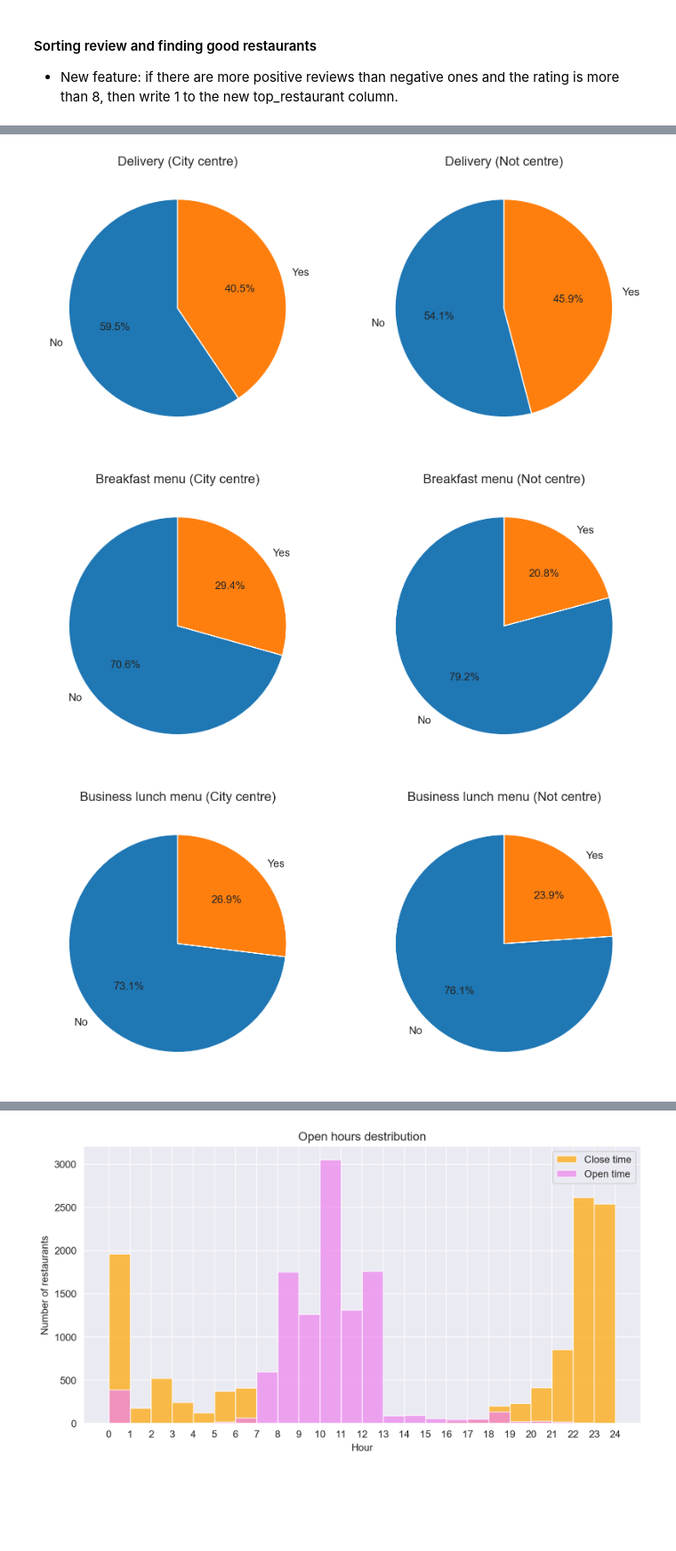
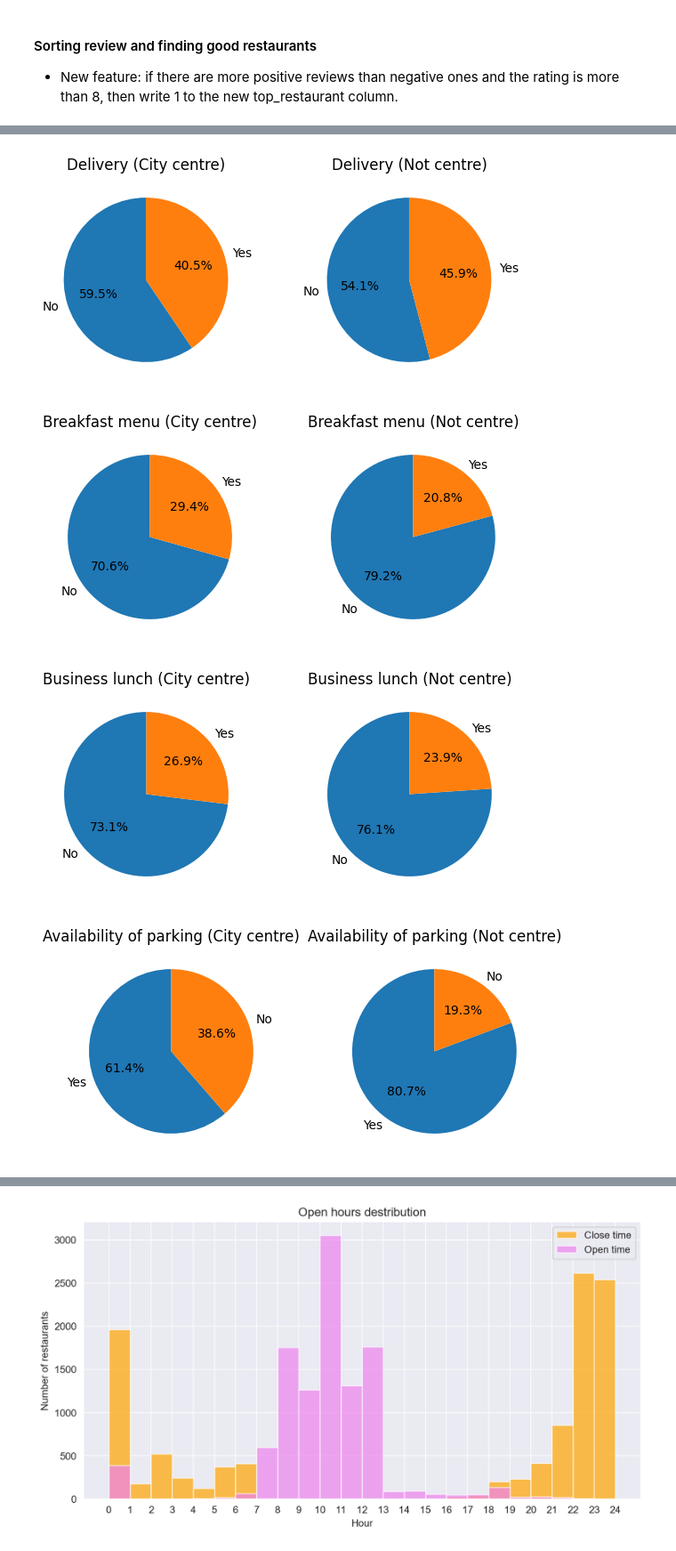
Before and after one commit to DmitrySavinskikh/analysis-project, a Jupyter notebook: afisha_analysis.ipynb, the cells around one changed output, grey strips where cells are left out. Shown at 89% size. Cells and saved outputs as stored; diff of their text form; code cells hidden in the pictures; blank space fills up the shorter version.

```diff
--- a/afisha_analysis.ipynb
+++ b/afisha_analysis.ipynb
@@ -423,7 +427,7 @@ def sorting_review(
     ran = data_frame['rating'].values
 
     for i in range(len(pos)):
-        if (pos[i]>=neg[i]) and ran[i]>=8:
+        if (pos[i]>=neg[i]) and ran[i]>=7:
             top_rest += [1]
         else:
             top_rest += [0]
@@ -442,0 +490,26 @@ df.head()
+# %%
+# Determine the boundaries for positive reviews
+# Calculate IQR only for non-zero values of positive reviews
+non_zero_pos = df[df['positive_reviews'] > 0]['positive_reviews']
+Q1_pos = non_zero_pos.quantile(0.25)
+Q3_pos = non_zero_pos.quantile(0.75)
+IQR_pos = Q3_pos - Q1_pos
+lower_bound_pos = Q1_pos - 1.5 * IQR_pos
+upper_bound_pos = Q3_pos + 1.5 * IQR_pos
+
+# Calculate IQR only for non-zero values of negative reviews
+non_zero_neg = df[df['negative_reviews'] > 0]['negative_reviews']
+Q1_neg = non_zero_neg.quantile(0.25)
+Q3_neg = non_zero_neg.quantile(0.75)
+IQR_neg = Q3_neg - Q1_neg
+lower_bound_neg = Q1_neg - 1.5 * IQR_neg
+upper_bound_neg = Q3_neg + 1.5 * IQR_neg
+
+# Remove rows with outliers
+df['positive_reviews'] = df['positive_reviews'].apply(
+    lambda x: median_pos if x < lower_bound_pos or x > upper_bound_pos else x
+)
+
+df['negative_reviews'] = df['negative_reviews'].apply(
+    lambda x: median_neg if x < lower_bound_neg or x > upper_bound_neg else x
+)
@@ -463,33 +546,38 @@ sns.heatmap(d_cor.corr(), annot = True)
 # %%
 def plot_pie_charts(df, column, titles):
-    """Строит две круговые диаграммы рядом для заданного столбца."""
-    fig, axes = plt.subplots(1, 2, figsize=(10, 5))
+
+    """
+    build pie charts for different characteristics
+    """
+    fig, axes = plt.subplots(1, 2, figsize=(7, 3))
 
     # Фильтрация и построение для центра
     subset_center = df[df['is_city_center'] == 1]
     counts_center = subset_center[column].value_counts(normalize=True) * 100
     labels_center = ['Yes' if idx == 1 else 'No' for idx in counts_center.index]
     axes[0].pie(counts_center, labels=labels_center, autopct='%1.1f%%', startangle=90)
     axes[0].set_title(titles[0])
 
     # Фильтрация и построение для не центра
     subset_not_center = df[df['is_city_center'] == 0]
     counts_not_center = subset_not_center[column].value_counts(normalize=True) * 100
     labels_not_center = ['Yes' if idx == 1 else 'No' for idx in counts_not_center.index]
     axes[1].pie(counts_not_center, labels=labels_not_center, autopct='%1.1f%%', startangle=90)
     axes[1].set_title(titles[1])
 
     plt.show()
 
-# Круговые диаграммы для доставки
+# pie chart for city centre
 plot_pie_charts(df, 'delivery', ['Delivery (City centre)', 'Delivery (Not centre)'])
 
-# Круговые диаграммы для завтрака
+# pie chart for breakfast
 plot_pie_charts(df, 'breakfast', ['Breakfast menu (City centre)', 'Breakfast menu (Not centre)'])
 
-# Круговые диаграммы для бизнес-ланча
-plot_pie_charts(df, 'business_lunch', ['Business lunch menu (City centre)', 'Business lunch menu (Not centre)'])
+# pie chart for business lunch
+plot_pie_charts(df, 'business_lunch', ['Business lunch (City centre)', 'Business lunch (Not centre)'])
+plot_pie_charts(df, 'parking', ['Availability of parking (City centre)', 'Availability of parking (Not centre)'])
 # %% [output]
-[figure, old version]
+[figure, new version]
-[figure, old version]
+[figure, new version]
-[figure, old version]
+[figure, new version]
+[figure, added]
```
Also changed, not shown: parts of 20 cells of this notebook.
